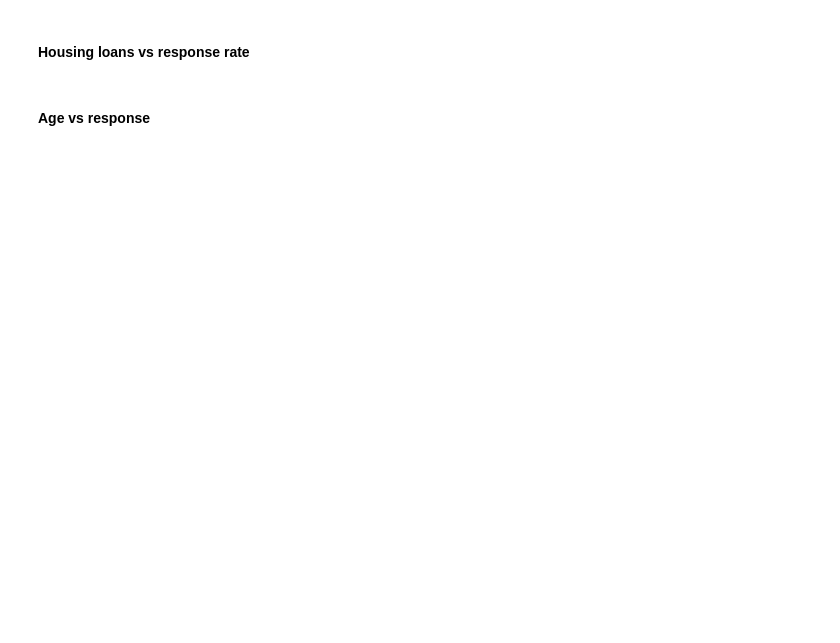
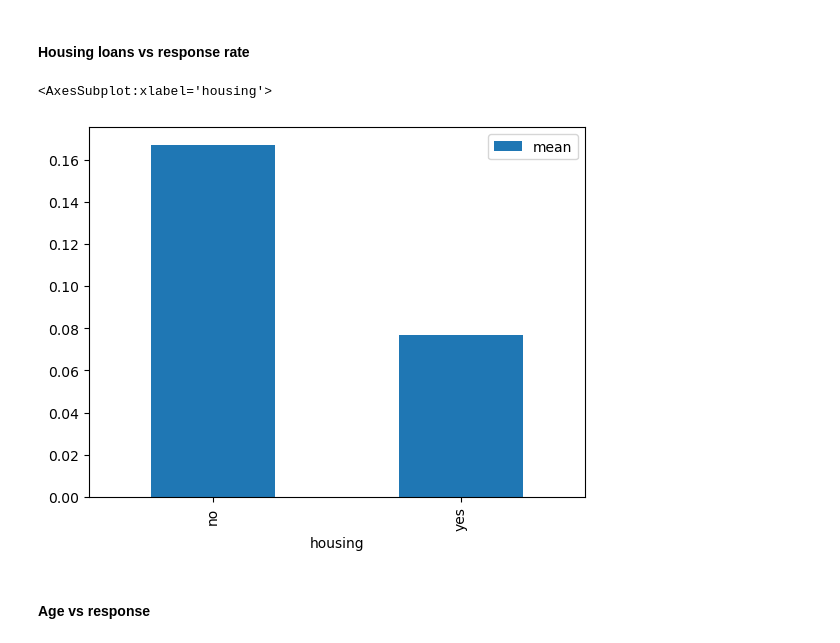
Before and after one commit to Ashik-Mohammed-S/EDA, a Jupyter notebook: Bank+Marketing+Campaign_EDA-blank+notebook.ipynb, the cells around one changed output. Saved outputs shown, nothing was run; the diff lists cells and outputs as text; code cells hidden in the pictures; blank space fills up the shorter version.

```diff
--- a/Bank+Marketing+Campaign_EDA-blank+notebook.ipynb
+++ b/Bank+Marketing+Campaign_EDA-blank+notebook.ipynb
@@ -757,6 +797,10 @@ inp1.groupby(["job"])["salary"].aggregate(["mean","median"])
 #### Housing loans vs response rate
 # %%
 #plot the bar graph of housing loan status with average value of response_flag
+inp1.groupby(["housing"])["response_flag"].aggregate(["mean"]).plot.bar()
+# %% [output]
+<AxesSubplot:xlabel='housing'>
+[figure, added]
 # %% [markdown]
 #### Age vs response
 # %%
```
Also changed, not shown: parts of 11 cells of this notebook.
